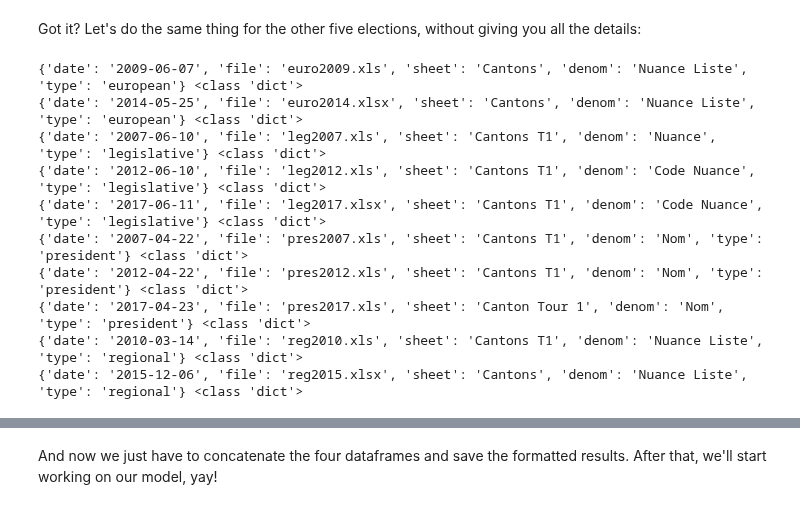
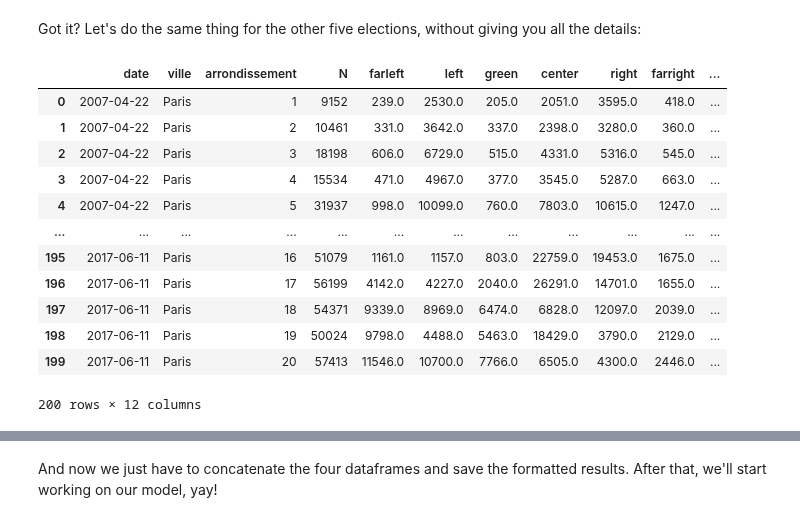
Before and after one commit to pollsposition/models, a Jupyter notebook: fondamentaux/munic_format_data.ipynb, the cells around one changed output, grey strips where cells are left out. Saved outputs shown, nothing was run; the diff lists cells and outputs as text; code cells hidden in the pictures.

```diff
--- a/fondamentaux/munic_format_data.ipynb
+++ b/fondamentaux/munic_format_data.ipynb
@@ -453,11 +399,7 @@ def load_and_clean(election: Dict[str, Dict[str, str]], header=0) -> pd.DataFram
         f"data/election_results_1st_round/{election['file']}",
         header=header,
         sheet_name=election["sheet"],
-    )  # .rename(columns={"Libellé du département": "ville"})
-    # df["ville"] = df.ville.str.title()
-    # df = df[df.ville == "Paris"].reset_index(drop=True)
-    # df["date"] = pd.to_datetime(date)
-
+    )
     df["Code du département"] = df["Code du département"].astype(str)
     df = df[df["Code du département"] == "75"].reset_index(drop=True)
     df["ville"] = "Paris"
@@ -519,31 +461,34 @@ p
 | 19 | 2017-04-23 | Paris | 20 | 89574 | 28512 | 12469 | NaN | 27399 | 11451 | 5305 | ... |
 # %% [markdown]
 Got it? Let's do the same thing for the other five elections, without giving you all the details:
-# %%
-for election in ELECTIONS.values():
-    print(election, type(election))
-# %% [output]
-{'date': '2009-06-07', 'file': 'euro2009.xls', 'sheet': 'Cantons', 'denom': 'Nuance Liste', 'type': 'european'} <class 'dict'>
-{'date': '2014-05-25', 'file': 'euro2014.xlsx', 'sheet': 'Cantons', 'denom': 'Nuance Liste', 'type': 'european'} <class 'dict'>
-{'date': '2007-06-10', 'file': 'leg2007.xls', 'sheet': 'Cantons T1', 'denom': 'Nuance', 'type': 'legislative'} <class 'dict'>
-{'date': '2012-06-10', 'file': 'leg2012.xls', 'sheet': 'Cantons T1', 'denom': 'Code Nuance', 'type': 'legislative'} <class 'dict'>
-{'date': '2017-06-11', 'file': 'leg2017.xlsx', 'sheet': 'Cantons T1', 'denom': 'Code Nuance', 'type': 'legislative'} <class 'dict'>
-{'date': '2007-04-22', 'file': 'pres2007.xls', 'sheet': 'Cantons T1', 'denom': 'Nom', 'type': 'president'} <class 'dict'>
-{'date': '2012-04-22', 'file': 'pres2012.xls', 'sheet': 'Cantons T1', 'denom': 'Nom', 'type': 'president'} <class 'dict'>
-{'date': '2017-04-23', 'file': 'pres2017.xls', 'sheet': 'Canton Tour 1', 'denom': 'Nom', 'type': 'president'} <class 'dict'>
-{'date': '2010-03-14', 'file': 'reg2010.xls', 'sheet': 'Cantons T1', 'denom': 'Nuance Liste', 'type': 'regional'} <class 'dict'>
-{'date': '2015-12-06', 'file': 'reg2015.xlsx', 'sheet': 'Cantons', 'denom': 'Nuance Liste', 'type': 'regional'} <class 'dict'>
 # %%
 results = []
 for election in ELECTIONS.values():
     df = load_and_clean(election)
     df = select_columns(df, election["denom"])
 
     nuances_set = extract_nuances(df.filter(like=election["denom"]))
     df = format_results(df, nuances_set)
     df = attribute_parties(df, nuances_set)
     df["type"] = election["type"]
 
     results.append(df)
 
-results = pd.concat(results).sort_values("date").reset_index(drop=True)
+results = (
+    pd.concat(results).sort_values(["date", "arrondissement"]).reset_index(drop=True)
+)
+results
+# %% [output]
+|  | date | ville | arrondissement | N | farleft | left | green | center | right | farright | ... |
+| 0 | 2007-04-22 | Paris | 1 | 9152 | 239.0 | 2530.0 | 205.0 | 2051.0 | 3595.0 | 418.0 | ... |
+| 1 | 2007-04-22 | Paris | 2 | 10461 | 331.0 | 3642.0 | 337.0 | 2398.0 | 3280.0 | 360.0 | ... |
+| 2 | 2007-04-22 | Paris | 3 | 18198 | 606.0 | 6729.0 | 515.0 | 4331.0 | 5316.0 | 545.0 | ... |
+| 3 | 2007-04-22 | Paris | 4 | 15534 | 471.0 | 4967.0 | 377.0 | 3545.0 | 5287.0 | 663.0 | ... |
+| 4 | 2007-04-22 | Paris | 5 | 31937 | 998.0 | 10099.0 | 760.0 | 7803.0 | 10615.0 | 1247.0 | ... |
+| ... | ... | ... | ... | ... | ... | ... | ... | ... | ... | ... | ... |
+| 195 | 2017-06-11 | Paris | 16 | 51079 | 1161.0 | 1157.0 | 803.0 | 22759.0 | 19453.0 | 1675.0 | ... |
+| 196 | 2017-06-11 | Paris | 17 | 56199 | 4142.0 | 4227.0 | 2040.0 | 26291.0 | 14701.0 | 1655.0 | ... |
+| 197 | 2017-06-11 | Paris | 18 | 54371 | 9339.0 | 8969.0 | 6474.0 | 6828.0 | 12097.0 | 2039.0 | ... |
+| 198 | 2017-06-11 | Paris | 19 | 50024 | 9798.0 | 4488.0 | 5463.0 | 18429.0 | 3790.0 | 2129.0 | ... |
+| 199 | 2017-06-11 | Paris | 20 | 57413 | 11546.0 | 10700.0 | 7766.0 | 6505.0 | 4300.0 | 2446.0 | ... |
+200 rows × 12 columns
```
Also changed, not shown: parts of 3 cells of this notebook.
